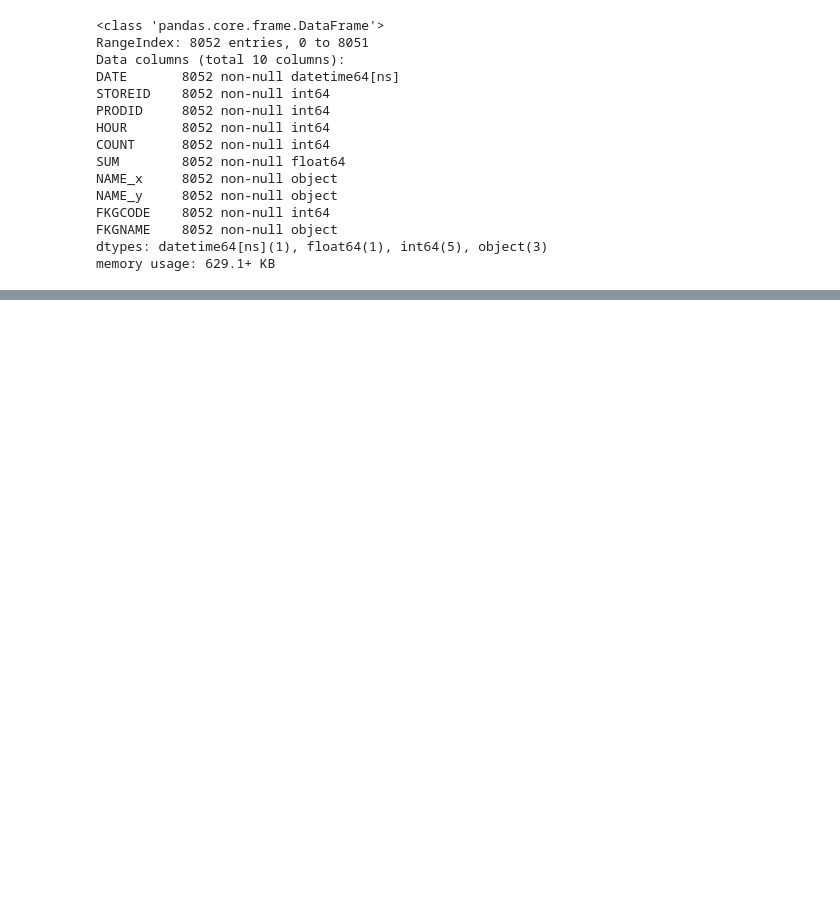
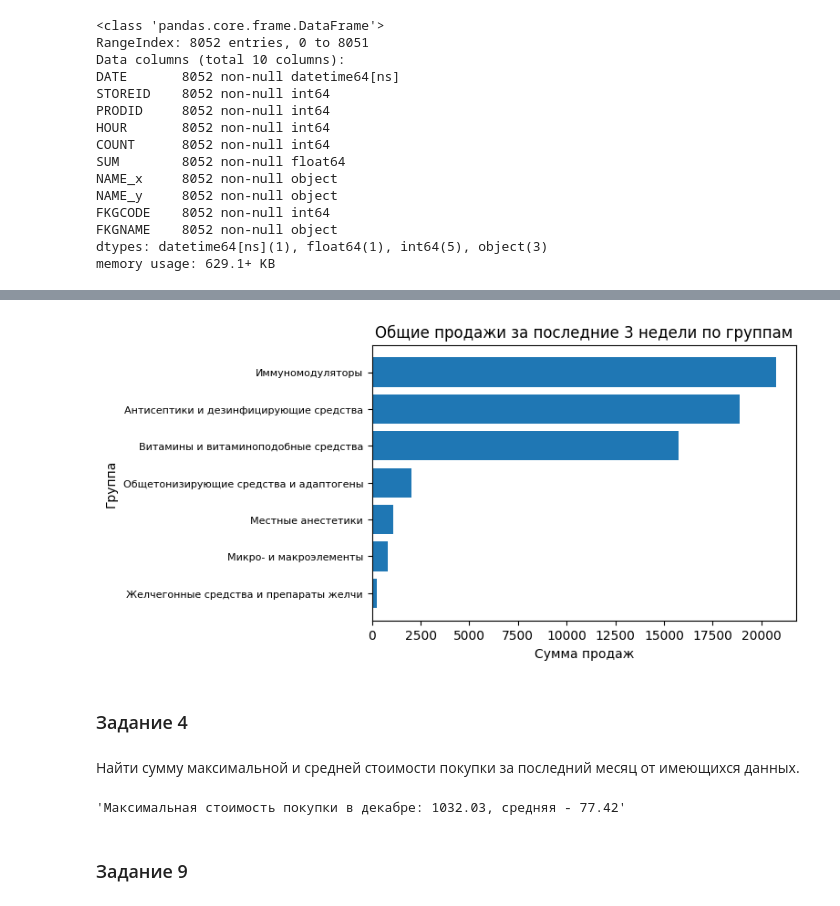
Before and after one commit to ademyanchuk/data_analys_labs, a Jupyter notebook: Lab2/lab2.ipynb, the cells around one changed output, grey strips where cells are left out. Drawn from its saved outputs; the diff is of its cells as text; code cells hidden in the pictures; blank space fills up the shorter version.

```diff
--- a/Lab2/lab2.ipynb
+++ b/Lab2/lab2.ipynb
@@ -145,0 +208,2 @@ memory usage: 629.1+ KB
+# %%
+by_group = grouped_3weeks.groupby('FKGNAME', as_index=False).agg({'SUM': 'sum'})
@@ -145,0 +257,15 @@ memory usage: 629.1+ KB
+# %%
+plt.figure(num=None, figsize=(6, 4), dpi=100, facecolor='w', edgecolor='k')
+plt.barh(index, values)
+plt.ylabel('Группа', fontsize=10)
+plt.xlabel('Сумма продаж', fontsize=10)
+plt.yticks(index, by_group.FKGNAME, fontsize=8, rotation=0)
+plt.title('Общие продажи за последние 3 недели по группам')
+plt.show()
+# %% [output]
+[figure, added]
+# %% [markdown]
+### Задание 4
+# %% [markdown]
+Найти сумму максимальной и средней стоимости покупки за последний месяц от
+имеющихся данных.
@@ -145,0 +277,6 @@ memory usage: 629.1+ KB
+# %%
+f'Максимальная стоимость покупки в декабре: {max_sum:.2f}, средняя - {mean_sum:.2f}'
+# %% [output]
+'Максимальная стоимость покупки в декабре: 1032.03, средняя - 77.42'
+# %% [markdown]
+### Задание 9
```
Also changed, not shown: parts of 35 cells of this notebook.
